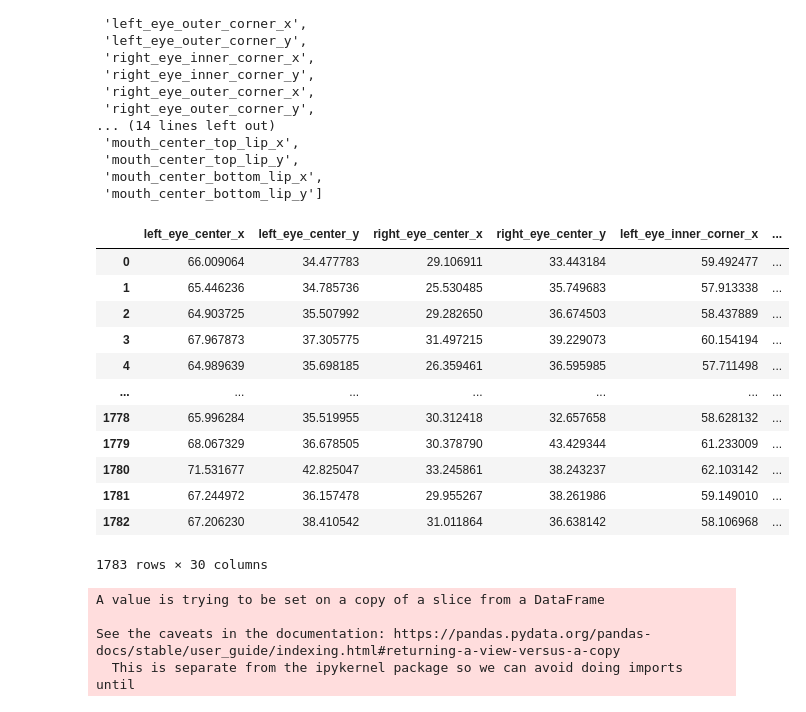
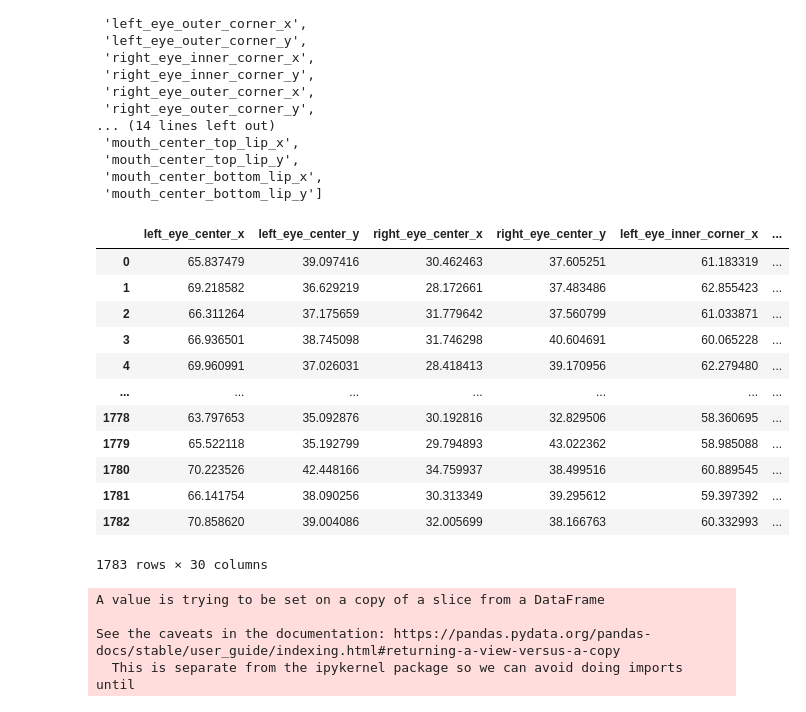
Before and after one commit to SudoHead/fun-with-ml, a Jupyter notebook: face_landmark/DeepFaceLandmark.ipynb, the cells around one changed output. Drawn from its saved outputs; the diff is of its cells as text; code cells hidden in the pictures.

```diff
--- a/face_landmark/DeepFaceLandmark.ipynb
+++ b/face_landmark/DeepFaceLandmark.ipynb
@@ -132,3 +135,3 @@ model_baseline.compile(optimizer=opt, loss=loss_fn, metrics=['mae'])
 # %%
-model_baseline.fit(x_train, y_train, epochs=50, batch_size=256, validation_split=0.2)
+history_a = model_baseline.fit(x_train, y_train, epochs=100, batch_size=256, validation_split=0.15)
 # %% [output]
@@ -314,8 +330,8 @@ def ResNet50(input_shape = (96, 96, 1), landmark_points = 30):
     X = convolutional_block(X, f = 3, filters = [768, 768, 2048], stage = 5, block='a', s = 2)
     X = identity_block(X, 3, [768, 768, 2048], stage=5, block='b')
 
-    # AVGPOOL (≈1 line). Use "X = AveragePooling2D(...)(X)"
-#     X = AveragePooling2D(pool_size = (2,2), name = 'avg_pool')(X)
+#     AVGPOOL (≈1 line). Use "X = AveragePooling2D(...)(X)"
+    X = AveragePooling2D(pool_size = (2,2), name = 'avg_pool')(X)
 
     ### END CODE HERE ###
 
@@ -331,6 +347,6 @@ def ResNet50(input_shape = (96, 96, 1), landmark_points = 30):
 # %%
 model = ResNet50(input_shape = (96, 96, 1), landmark_points = num_keypoints * 2)
 # %%
-model.compile(optimizer=opt, loss=loss_fn, metrics=['mae'])
+model.compile(optimizer=opt, loss=mean_squared_error, metrics=met)
 # %%
-# model.fit(x_train, y_train, epochs=2000, batch_size=256, validation_split=0.2)
+history_b = model.fit(x_train, y_train, epochs=100, batch_size=256, validation_split=0.15)
@@ -417,21 +456,21 @@ header
  'mouth_center_bottom_lip_x',
  'mouth_center_bottom_lip_y']
 # %%
-test_predicts = pd.DataFrame(preds_baseline, columns = header)
+test_predicts = pd.DataFrame(preds, columns = header)
 test_predicts
 # %% [output]
 |  | left_eye_center_x | left_eye_center_y | right_eye_center_x | right_eye_center_y | left_eye_inner_corner_x | ... |
-| 0 | 66.009064 | 34.477783 | 29.106911 | 33.443184 | 59.492477 | ... |
-| 1 | 65.446236 | 34.785736 | 25.530485 | 35.749683 | 57.913338 | ... |
-| 2 | 64.903725 | 35.507992 | 29.282650 | 36.674503 | 58.437889 | ... |
-| 3 | 67.967873 | 37.305775 | 31.497215 | 39.229073 | 60.154194 | ... |
-| 4 | 64.989639 | 35.698185 | 26.359461 | 36.595985 | 57.711498 | ... |
+| 0 | 65.837479 | 39.097416 | 30.462463 | 37.605251 | 61.183319 | ... |
+| 1 | 69.218582 | 36.629219 | 28.172661 | 37.483486 | 62.855423 | ... |
+| 2 | 66.311264 | 37.175659 | 31.779642 | 37.560799 | 61.033871 | ... |
+| 3 | 66.936501 | 38.745098 | 31.746298 | 40.604691 | 60.065228 | ... |
+| 4 | 69.960991 | 37.026031 | 28.418413 | 39.170956 | 62.279480 | ... |
 | ... | ... | ... | ... | ... | ... | ... |
-| 1778 | 65.996284 | 35.519955 | 30.312418 | 32.657658 | 58.628132 | ... |
-| 1779 | 68.067329 | 36.678505 | 30.378790 | 43.429344 | 61.233009 | ... |
-| 1780 | 71.531677 | 42.825047 | 33.245861 | 38.243237 | 62.103142 | ... |
-| 1781 | 67.244972 | 36.157478 | 29.955267 | 38.261986 | 59.149010 | ... |
-| 1782 | 67.206230 | 38.410542 | 31.011864 | 36.638142 | 58.106968 | ... |
+| 1778 | 63.797653 | 35.092876 | 30.192816 | 32.829506 | 58.360695 | ... |
+| 1779 | 65.522118 | 35.192799 | 29.794893 | 43.022362 | 58.985088 | ... |
+| 1780 | 70.223526 | 42.448166 | 34.759937 | 38.499516 | 60.889545 | ... |
+| 1781 | 66.141754 | 38.090256 | 30.313349 | 39.295612 | 59.397392 | ... |
+| 1782 | 70.858620 | 39.004086 | 32.005699 | 38.166763 | 60.332993 | ... |
 1783 rows × 30 columns
 # %%
 IdLookupTable = pd.read_csv(os.path.join('data', 'IdLookupTable.csv'))
```
Also changed, not shown: parts of 13 cells of this notebook, 5 other files.
